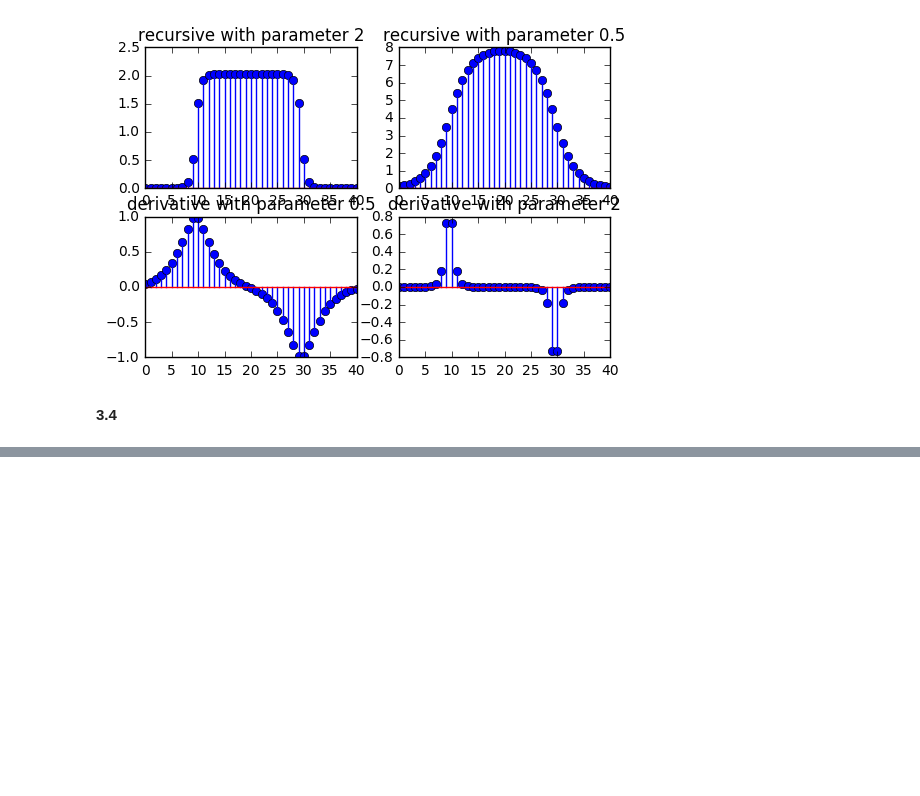
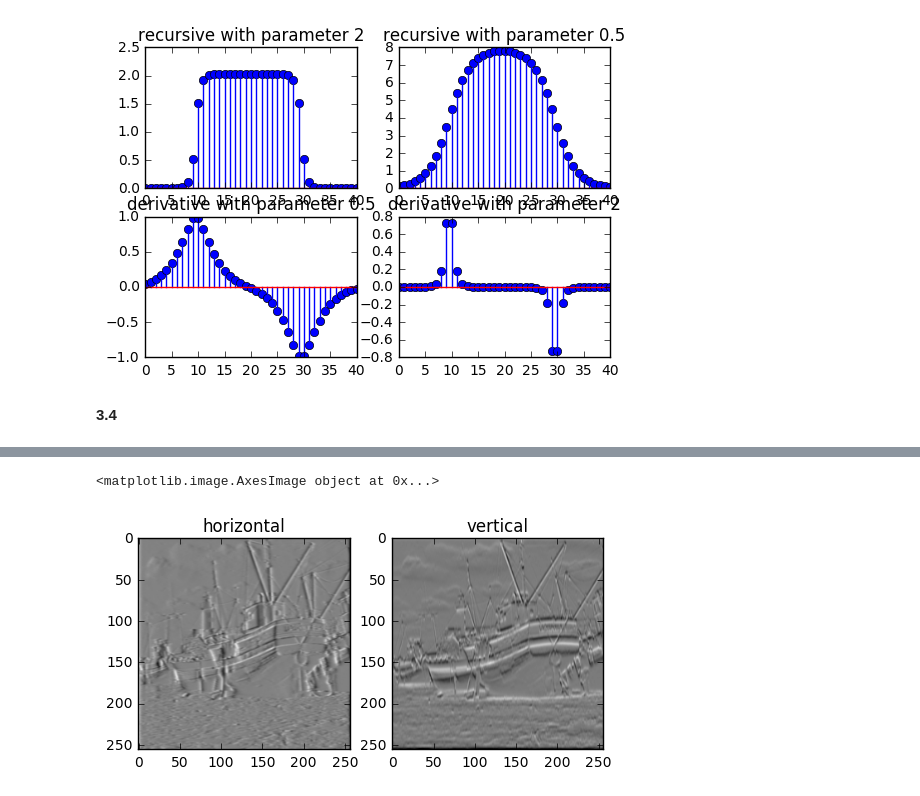
Before and after one commit to robertopao/DSP-TP-1617, a Jupyter notebook: Lab6-7/python/Lab67.ipynb, the cells around one changed output, grey strips where cells are left out. Saved outputs shown, nothing was run; the diff lists cells and outputs as text; code cells hidden in the pictures; blank space fills up the shorter version.

```diff
--- a/Lab6-7/python/Lab67.ipynb
+++ b/Lab6-7/python/Lab67.ipynb
@@ -277 +277,48 @@ io.imshow(image)
 [figure]
+# %%
+
+
+#first we have to apply the smotthing filter in one direction
+imagesmo=np.zeros(image.shape)
+for r in range(image.shape[0]):
+    imagesmo[r,:]= smoothingR(image[r,:],scaling=1.5)
+
+
+
+
+#derivative filter to get the gradient
+imagegrad=np.zeros(image.shape)
+for r in range(image.shape[0]):
+    imagegrad[r,:]= derivativeR(imagesmo[r,:],scaling=1.5)
+
+
+
+#now we have to do the sam but for the columns
+
+imagesmov=np.zeros(image.shape)
+for r in range(image.shape[0]):
+    imagesmov[:,r]= smoothingR(image[:,r],scaling=1.5)
+
+
+
+
+#derivative filter to get the gradient
+imagegradv=np.zeros(image.shape)
+for r in range(image.shape[0]):
+    imagegradv[:,r]= derivativeR(imagesmov[:,r],scaling=1.5)
+
+
+
+
+#print
+plt.subplot(1,2,1)
+plt.title('horizontal')
+plt.imshow(imagegrad,cmap='gray')
+
+#print
+plt.subplot(1,2,2)
+plt.title('vertical')
+plt.imshow(imagegradv,cmap='gray')
+# %% [output]
+<matplotlib.image.AxesImage object at 0x...>
+[figure, added]
```
Also changed, not shown: parts of 2 cells of this notebook.
